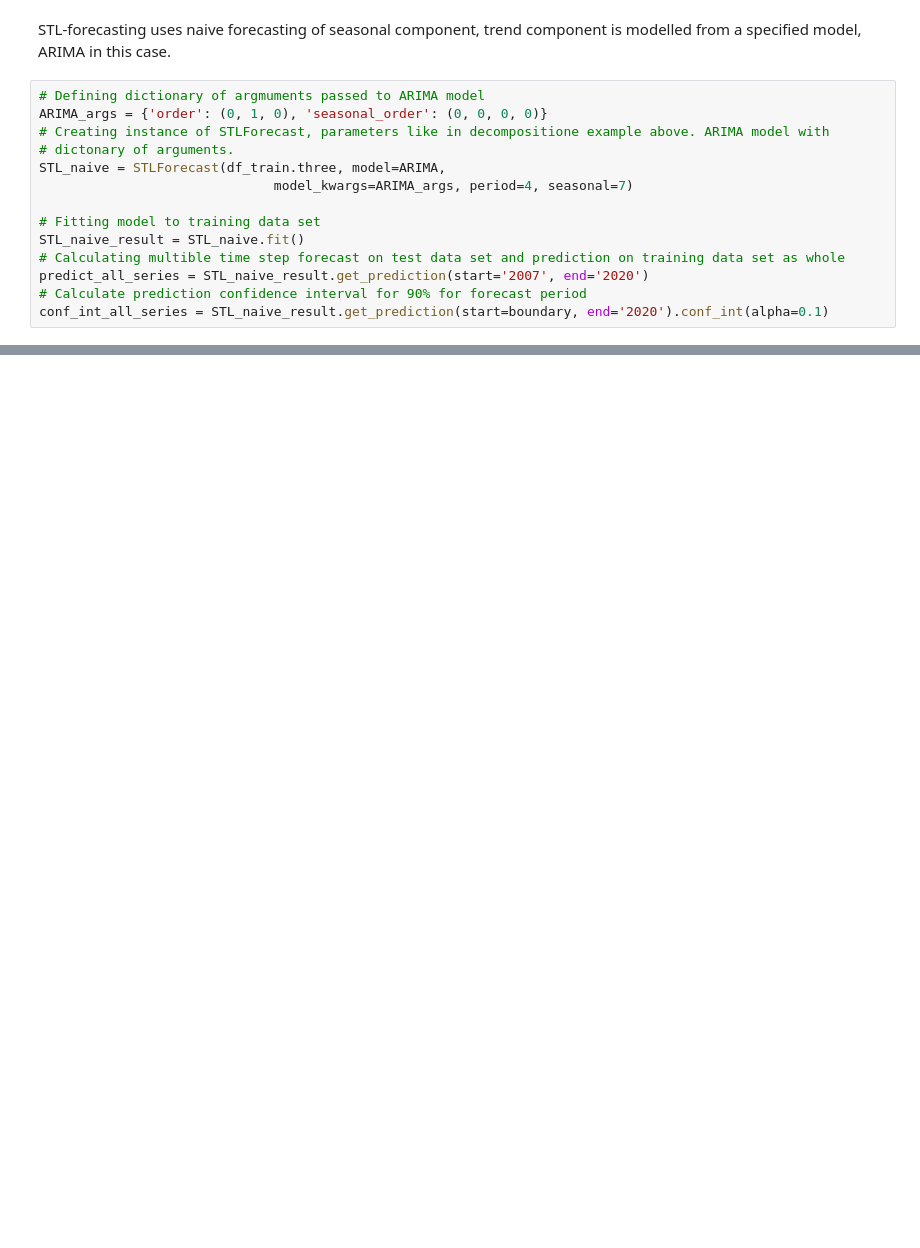
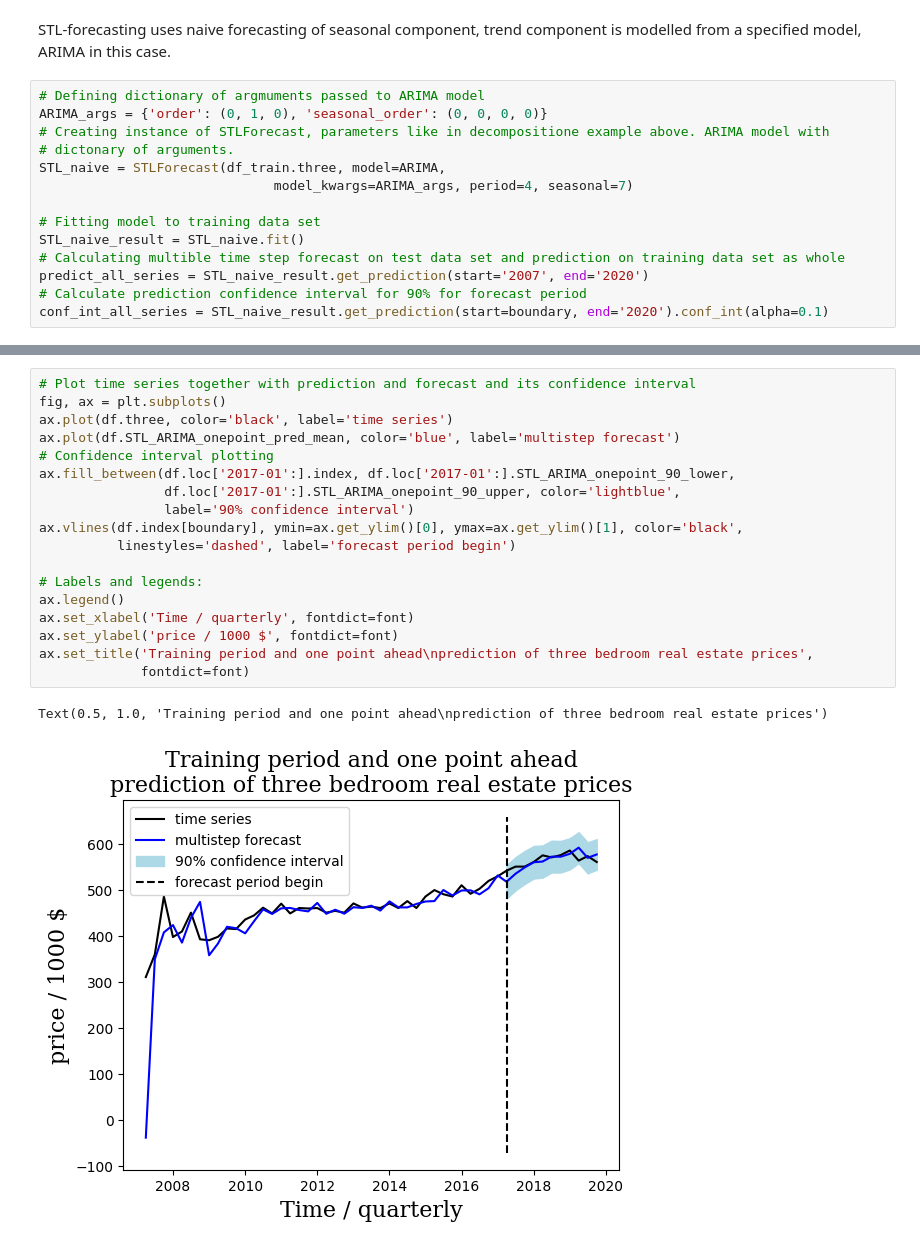
Before and after one commit to Felix-Busse/Recurrent_NNR, a Jupyter notebook: US_realestate_sales.ipynb, the cells around one changed output, grey strips where cells are left out. Cells and saved outputs as stored; diff of their text form; blank space fills up the shorter version.

```diff
--- a/US_realestate_sales.ipynb
+++ b/US_realestate_sales.ipynb
@@ -229,0 +264,21 @@ Text(0.5, 1.0, 'Training period and prediction of\nthree bedroom real estate pri
+# %%
+# Plot time series together with prediction and forecast and its confidence interval
+fig, ax = plt.subplots()
+ax.plot(df.three, color='black', label='time series')
+ax.plot(df.STL_ARIMA_onepoint_pred_mean, color='blue', label='multistep forecast')
+# Confidence interval plotting
+ax.fill_between(df.loc['2017-01':].index, df.loc['2017-01':].STL_ARIMA_onepoint_90_lower,
+                df.loc['2017-01':].STL_ARIMA_onepoint_90_upper, color='lightblue',
+                label='90% confidence interval')
+ax.vlines(df.index[boundary], ymin=ax.get_ylim()[0], ymax=ax.get_ylim()[1], color='black',
+          linestyles='dashed', label='forecast period begin')
+
+# Labels and legends:
+ax.legend()
+ax.set_xlabel('Time / quarterly', fontdict=font)
+ax.set_ylabel('price / 1000 $', fontdict=font)
+ax.set_title('Training period and one point ahead\nprediction of three bedroom real estate prices',
+             fontdict=font)
+# %% [output]
+Text(0.5, 1.0, 'Training period and one point ahead\nprediction of three bedroom real estate prices')
+[figure, added]
```
Also changed, not shown: parts of 8 cells of this notebook.
